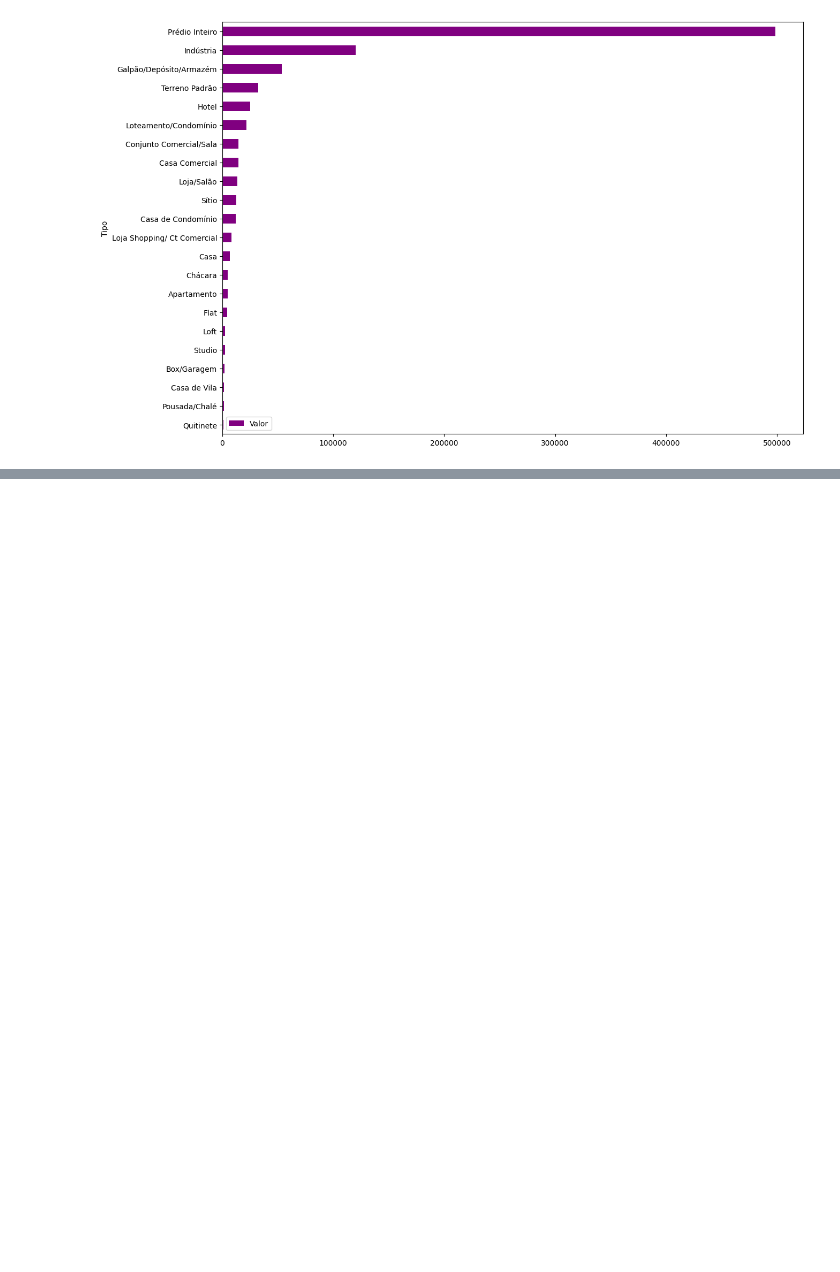
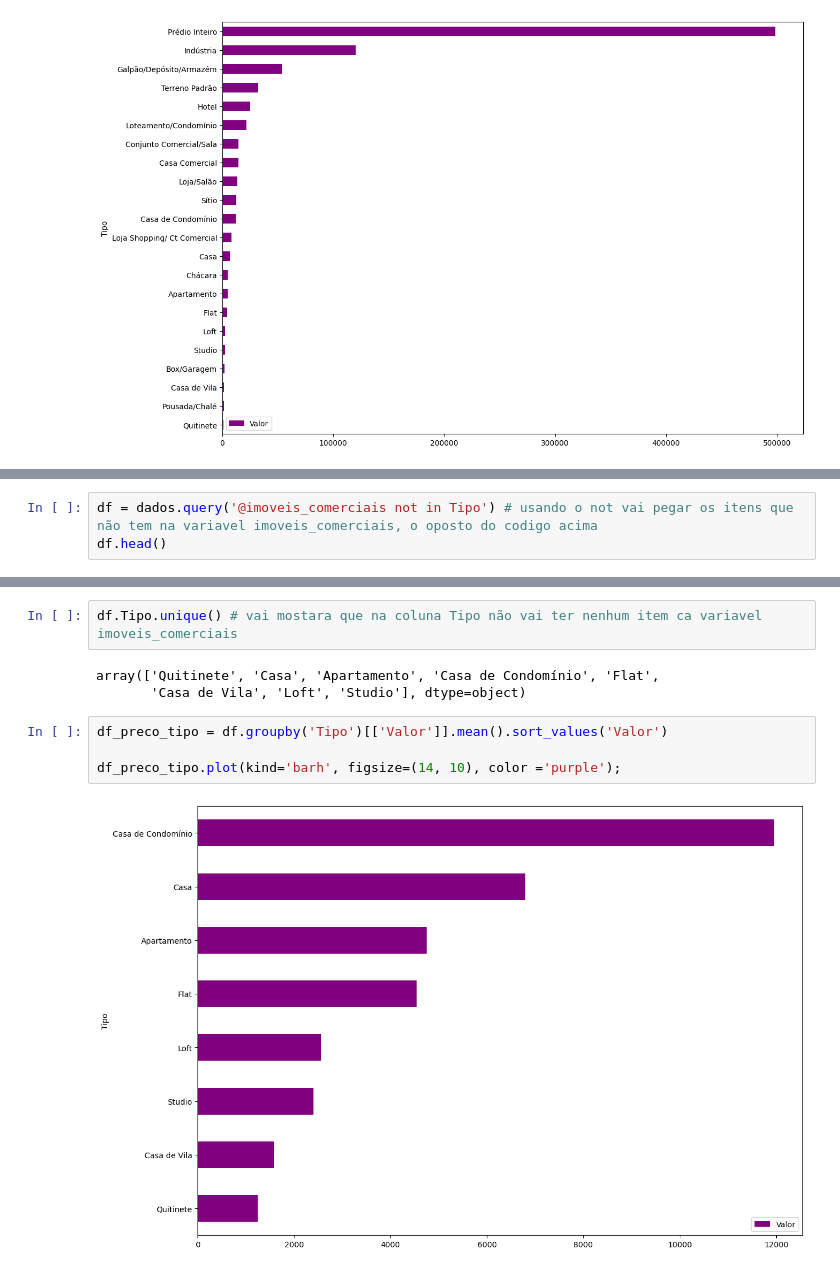
Before and after one commit to Aragao05/Python-para-DataScience-from-Alura, a Jupyter notebook: Pandas/Conhecendo a biblioteca/Pandas.ipynb, the cells around one changed output, grey strips where cells are left out. Drawn from its saved outputs; the diff is of its cells as text; blank space fills up the shorter version.

```diff
--- a/Pandas/Conhecendo a biblioteca/Pandas.ipynb
+++ b/Pandas/Conhecendo a biblioteca/Pandas.ipynb
@@ -175,0 +213,3 @@ df_preco_tipo.plot(kind='barh', figsize=(14, 10), color ='purple'); # .plot cria
+# %%
+df = dados.query('@imoveis_comerciais not in Tipo') # usando o not vai pegar os itens que não tem na variavel imoveis_comerciais, o oposto do codigo acima
+df.head()
@@ -175,0 +223,11 @@ df_preco_tipo.plot(kind='barh', figsize=(14, 10), color ='purple'); # .plot cria
+# %%
+df.Tipo.unique() # vai mostara que na coluna Tipo não vai ter nenhum item ca variavel imoveis_comerciais
+# %% [output]
+array(['Quitinete', 'Casa', 'Apartamento', 'Casa de Condomínio', 'Flat',
+       'Casa de Vila', 'Loft', 'Studio'], dtype=object)
+# %%
+df_preco_tipo = df.groupby('Tipo')[['Valor']].mean().sort_values('Valor')
+
+df_preco_tipo.plot(kind='barh', figsize=(14, 10), color ='purple');
+# %% [output]
+[figure, added]
```
Also changed, not shown: parts of 13 cells of this notebook, 1 other file.
